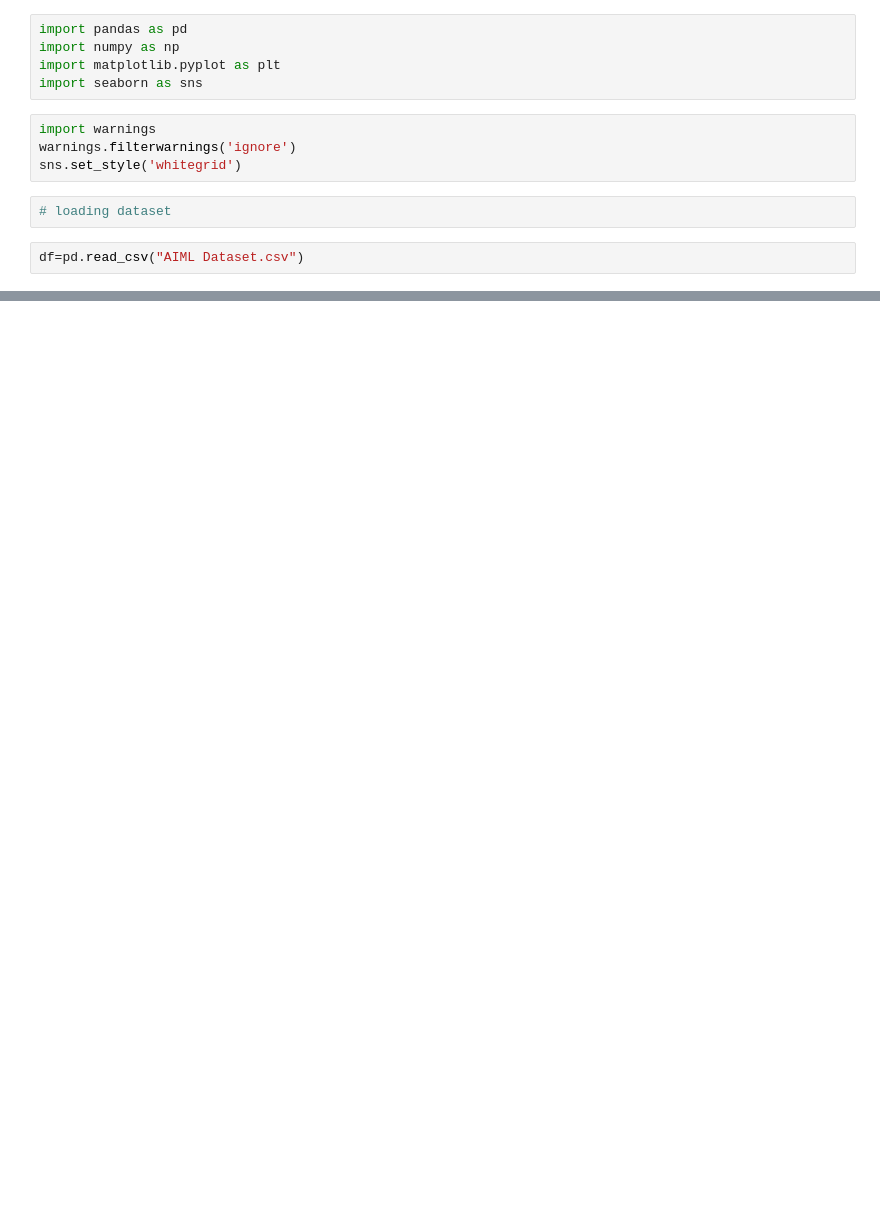
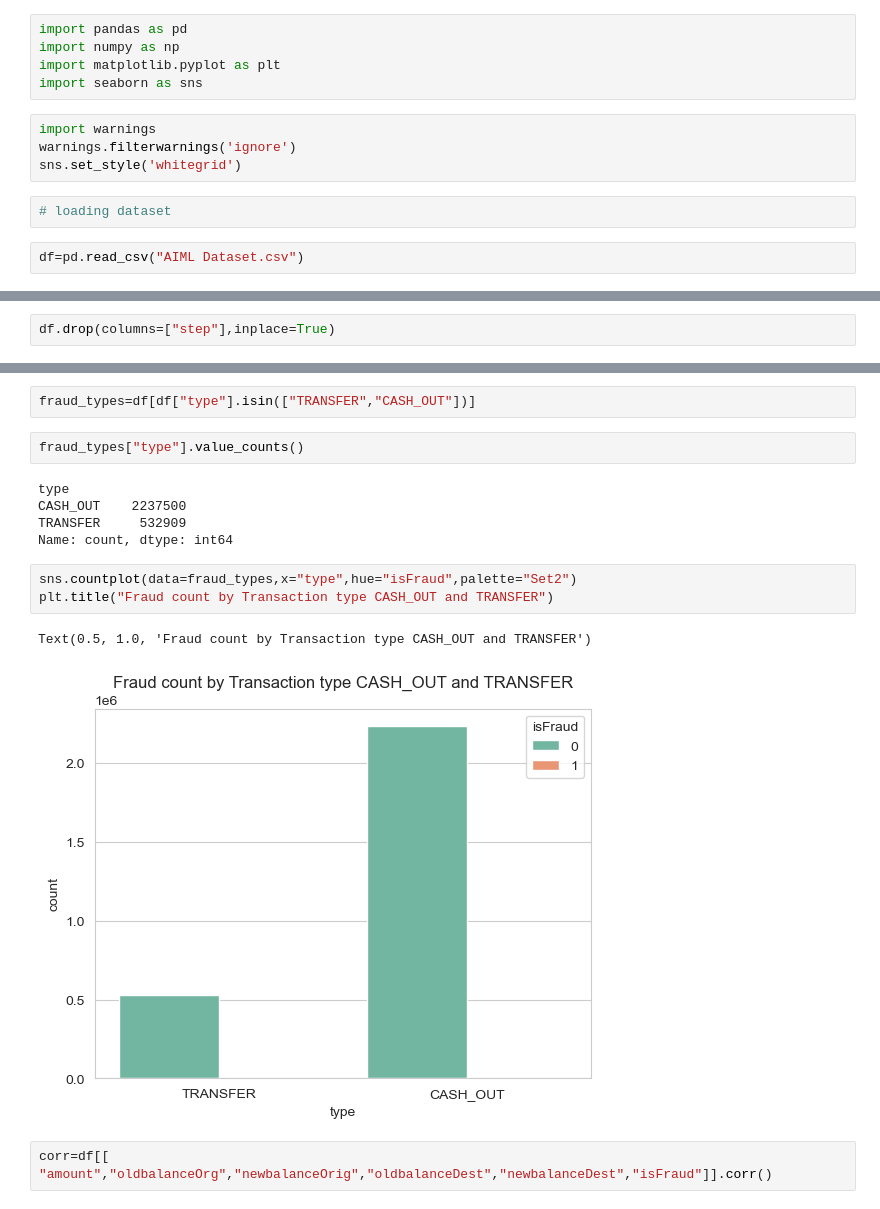
Before and after one commit to Vikashsingh20/financial-fraud-detection, a Jupyter notebook: EDA.ipynb, the cells around one changed output, grey strips where cells are left out. Saved outputs shown, nothing was run; the diff lists cells and outputs as text; blank space fills up the shorter version.

```diff
--- a/EDA.ipynb
+++ b/EDA.ipynb
@@ -53,0 +138,2 @@ plt.show()
+# %%
+df.drop(columns=["step"],inplace=True)
@@ -53,0 +183,17 @@ plt.show()
+# %%
+fraud_types=df[df["type"].isin(["TRANSFER","CASH_OUT"])]
+# %%
+fraud_types["type"].value_counts()
+# %% [output]
+type
+CASH_OUT    2237500
+TRANSFER     532909
+Name: count, dtype: int64
+# %%
+sns.countplot(data=fraud_types,x="type",hue="isFraud",palette="Set2")
+plt.title("Fraud count by Transaction type CASH_OUT and TRANSFER")
+# %% [output]
+Text(0.5, 1.0, 'Fraud count by Transaction type CASH_OUT and TRANSFER')
+[figure, added]
+# %%
+corr=df[[ "amount","oldbalanceOrg","newbalanceOrig","oldbalanceDest","newbalanceDest","isFraud"]].corr()
```
Also changed, not shown: parts of 39 cells of this notebook.
